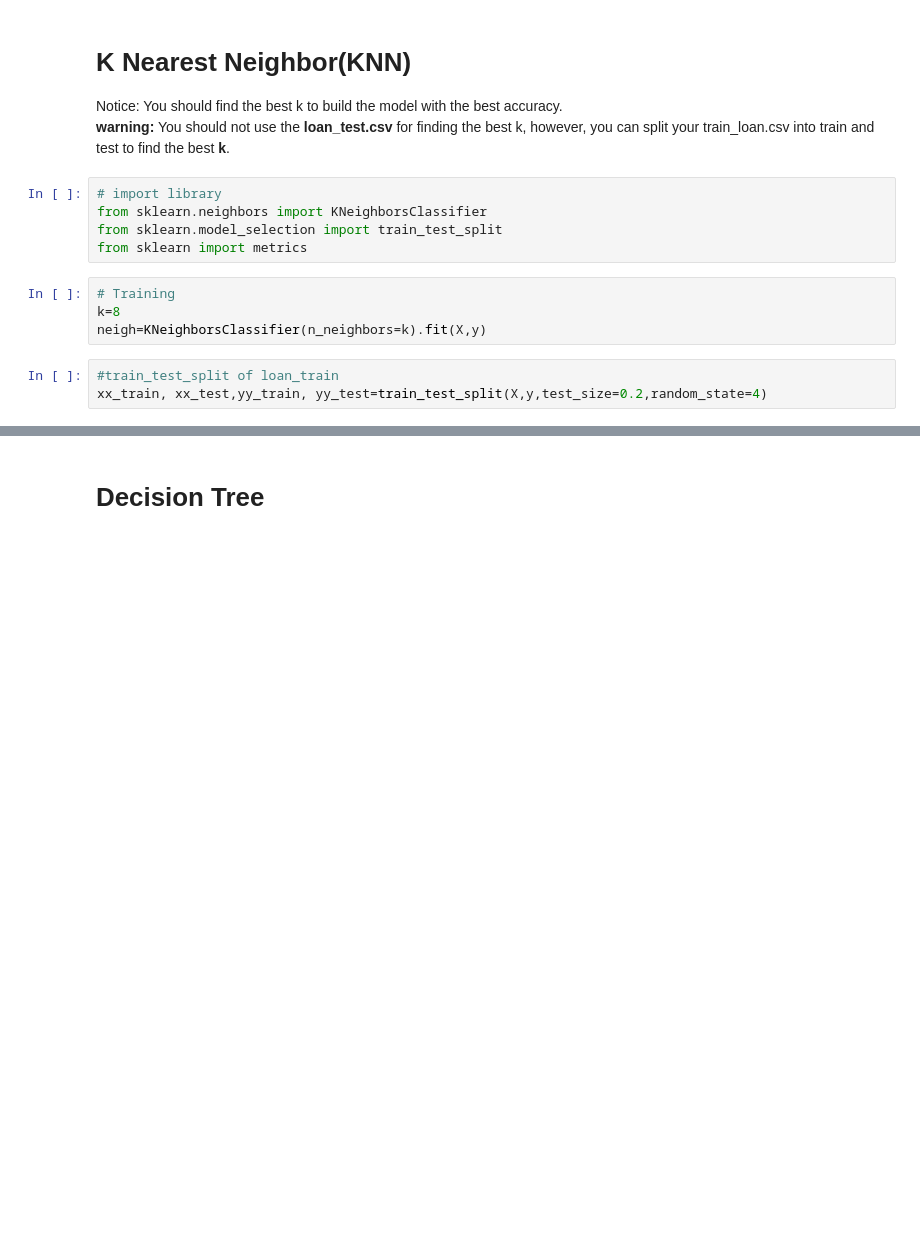
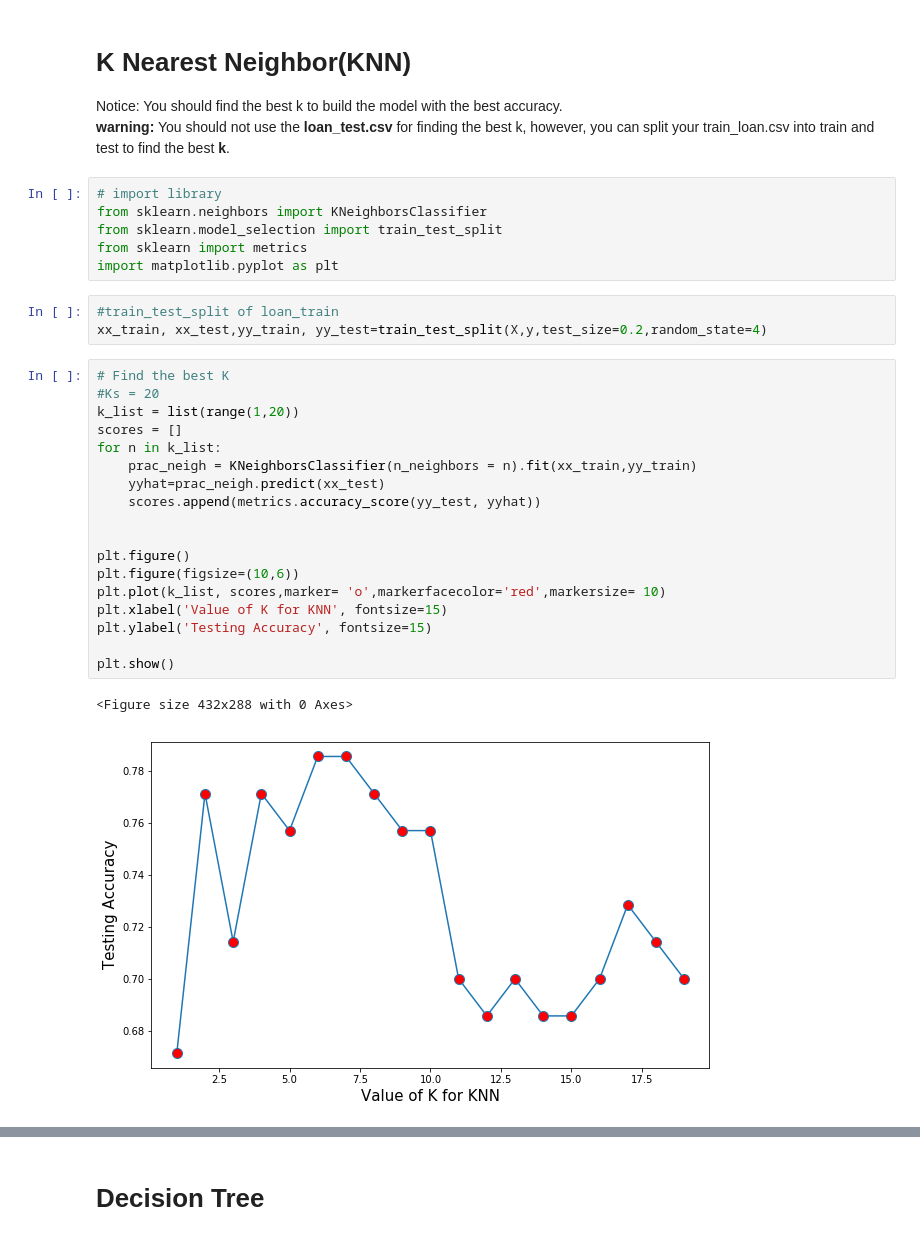
Before and after one commit to Nishanbuyo/Fraud-Loan-Detection, a Jupyter notebook: Loan_proj (Classification).ipynb, the cells around one changed output, grey strips where cells are left out. Cells and saved outputs as stored; diff of their text form; blank space fills up the shorter version.

```diff
--- a/Loan_proj (Classification).ipynb
+++ b/Loan_proj (Classification).ipynb
@@ -277,10 +278,28 @@ Notice: You should find the best k to build the model with the best accuracy.
 from sklearn.neighbors import KNeighborsClassifier
 from sklearn.model_selection import train_test_split
 from sklearn import metrics
+import matplotlib.pyplot as plt
-# %%
-# Training
-k=8
-neigh=KNeighborsClassifier(n_neighbors=k).fit(X,y)
 # %%
 #train_test_split of loan_train
 xx_train, xx_test,yy_train, yy_test=train_test_split(X,y,test_size=0.2,random_state=4)
+# %%
+# Find the best K
+#Ks = 20
+k_list = list(range(1,20))
+scores = []
+for n in k_list:
+    prac_neigh = KNeighborsClassifier(n_neighbors = n).fit(xx_train,yy_train)
+    yyhat=prac_neigh.predict(xx_test)
+    scores.append(metrics.accuracy_score(yy_test, yyhat))
+
+
+plt.figure()
+plt.figure(figsize=(10,6))
+plt.plot(k_list, scores,marker= 'o',markerfacecolor='red',markersize= 10)
+plt.xlabel('Value of K for KNN', fontsize=15)
+plt.ylabel('Testing Accuracy', fontsize=15)
+
+plt.show()
+# %% [output]
+<Figure size 432x288 with 0 Axes>
+[figure, added]
```
Also changed, not shown: parts of 7 cells of this notebook.
